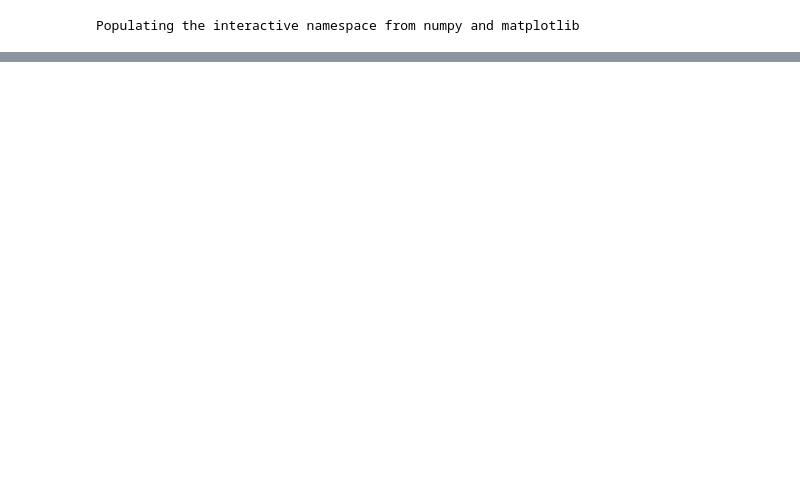
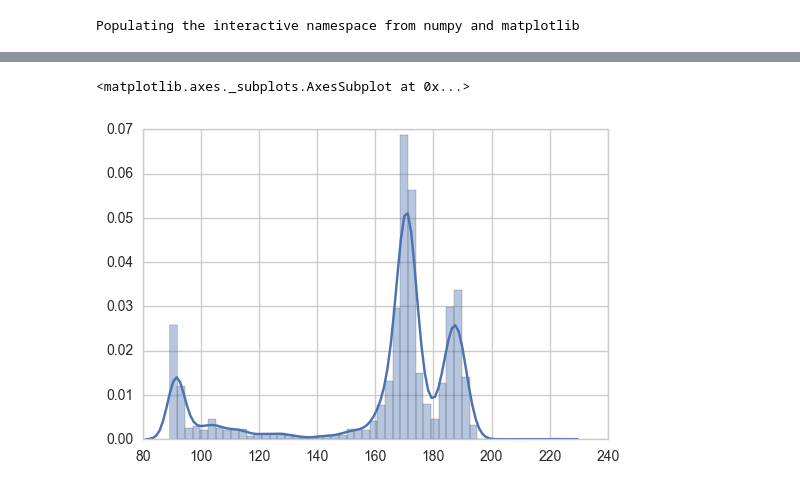
Before and after one commit to pywren/pywren, a Jupyter notebook: examples/flops_benchmark.ipynb, the cells around one changed output, grey strips where cells are left out. Cells and saved outputs as stored; diff of their text form; code cells hidden in the pictures; blank space fills up the shorter version.

```diff
--- a/examples/flops_benchmark.ipynb
+++ b/examples/flops_benchmark.ipynb
@@ -105,3 +135,9 @@ fig.savefig("flops_benchmark.gflops.png")
+# %%
+# job length
+sns.distplot(results_df.end_time - results_df.start_time)
+# %% [output]
+<matplotlib.axes._subplots.AxesSubplot at 0x...>
+[figure, added]
 # %%
 # examine runtime caching
 # how many jobs on how many nodes
```
Also changed, not shown: parts of 19 cells of this notebook, 4 other files.
